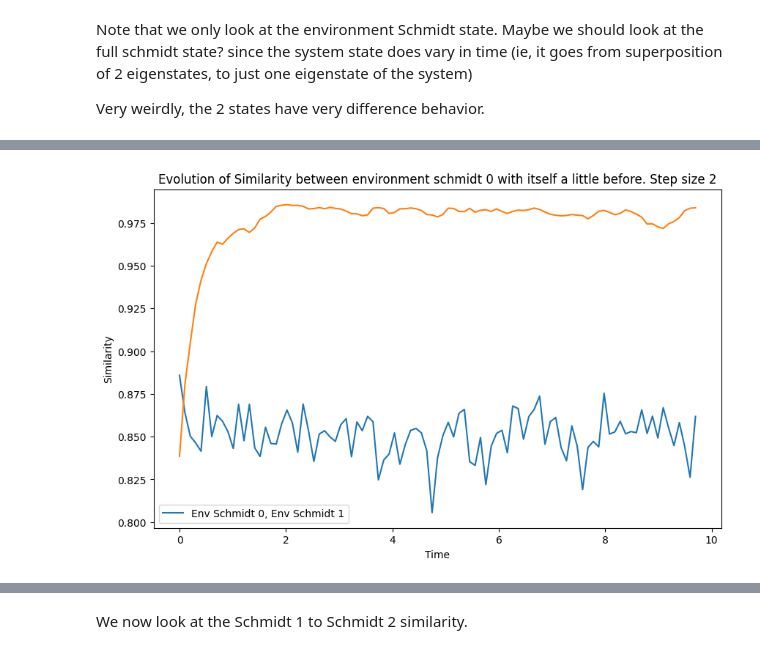
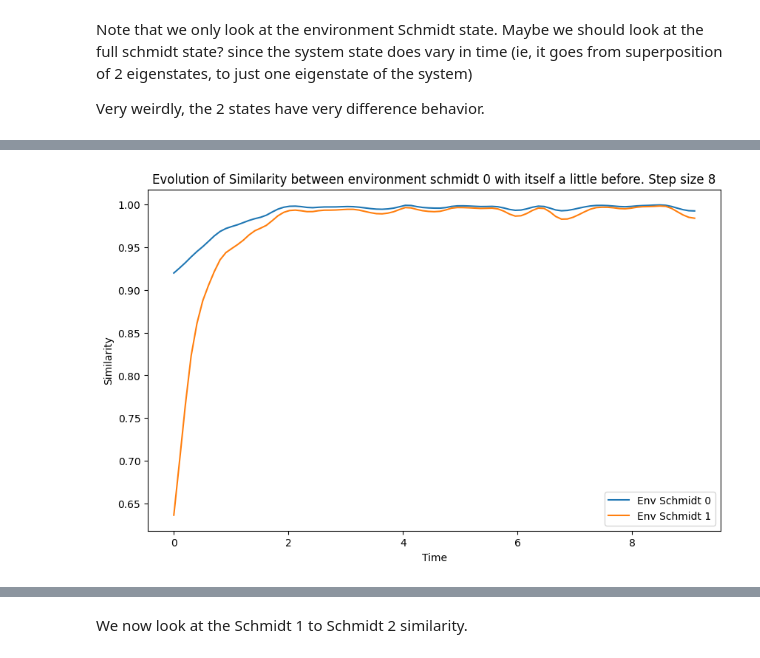
Before and after one commit to MarinAndreGirard/Quantum_Branching, a Jupyter notebook: similarity.ipynb, the cells around one changed output, grey strips where cells are left out. Drawn from its saved outputs; the diff is of its cells as text; code cells hidden in the pictures.

```diff
--- a/similarity.ipynb
+++ b/similarity.ipynb
@@ -58,10 +79,10 @@ tmax= 10
 ind_nb = 100
 #using all above to obtain QM qtts
 result, tlist, H_q, H_system_2, H_system_1_ext, H_system_2_ext, H_interaction, H_total, ket_0, ket_1, initial_state_system_2 = generate_result(d1,d2,w, E_spacing, Int_strength, tmax, ind_nb,0)
-# %%
-time_cos_similarity_plot(result,tlist)
-# %% [output]
-[figure, removed]
+# %%
+time_cos_similarity_plot_new(result,tlist,H_total,Int_strength,w,8)
+# %% [output]
+[figure, added]
 # %%
 #defining all quantities used in the simulation
 d1, d2 = 10, 200
```
Also changed, not shown: parts of 12 cells of this notebook, 1 other file.
